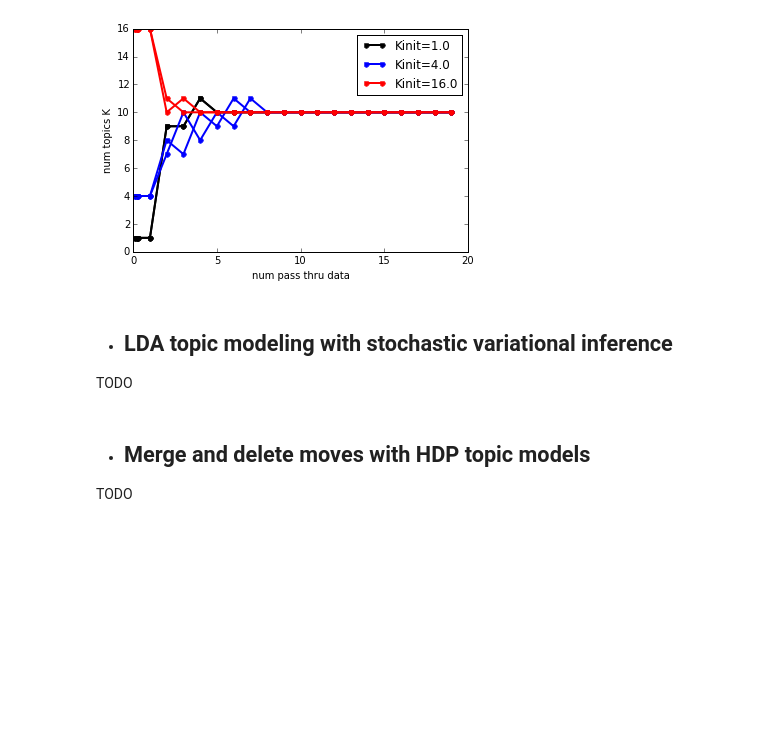
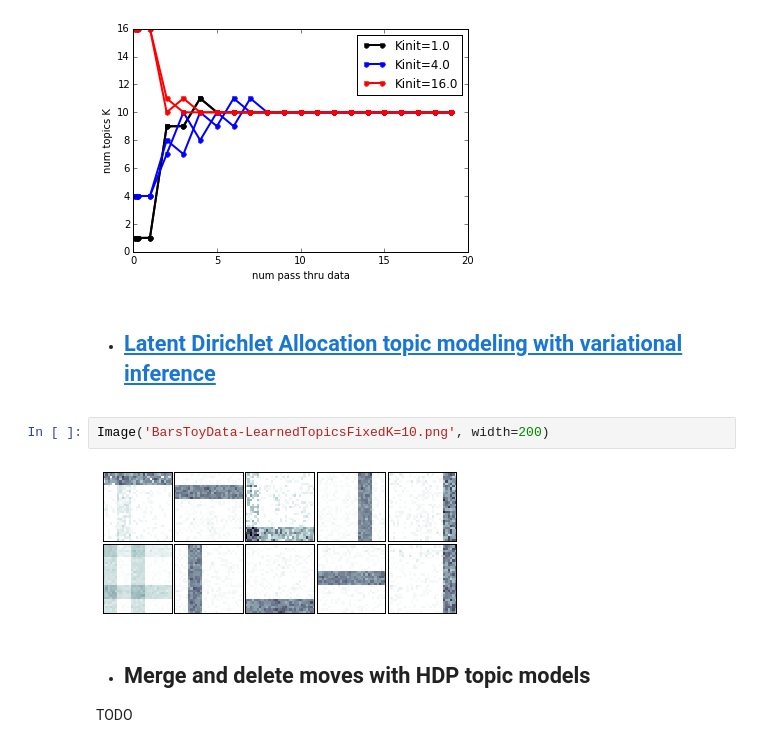
Before and after one commit to co2meal/-bnpy-dev, a Jupyter notebook: demos/DemoIndex.ipynb, the cells around one changed output. Saved outputs shown, nothing was run; the diff lists cells and outputs as text; blank space fills up the shorter version.

```diff
--- a/demos/DemoIndex.ipynb
+++ b/demos/DemoIndex.ipynb
@@ -45,9 +45,11 @@ Image('BarsData-BirthMergeKvsTime.png', width=200)
 # %% [output]
 [figure]
 # %% [markdown]
-* ## LDA topic modeling with stochastic variational inference
-
-TODO
+* ## [Latent Dirichlet Allocation topic modeling with variational inference](./BarsToyData-FiniteTopicModel-Variational.ipynb)
+# %%
+Image('BarsToyData-LearnedTopicsFixedK=10.png', width=200)
+# %% [output]
+[figure, added]
 # %% [markdown]
 * ## Merge and delete moves with HDP topic models
 
```
Also changed, not shown: 6 other files.
